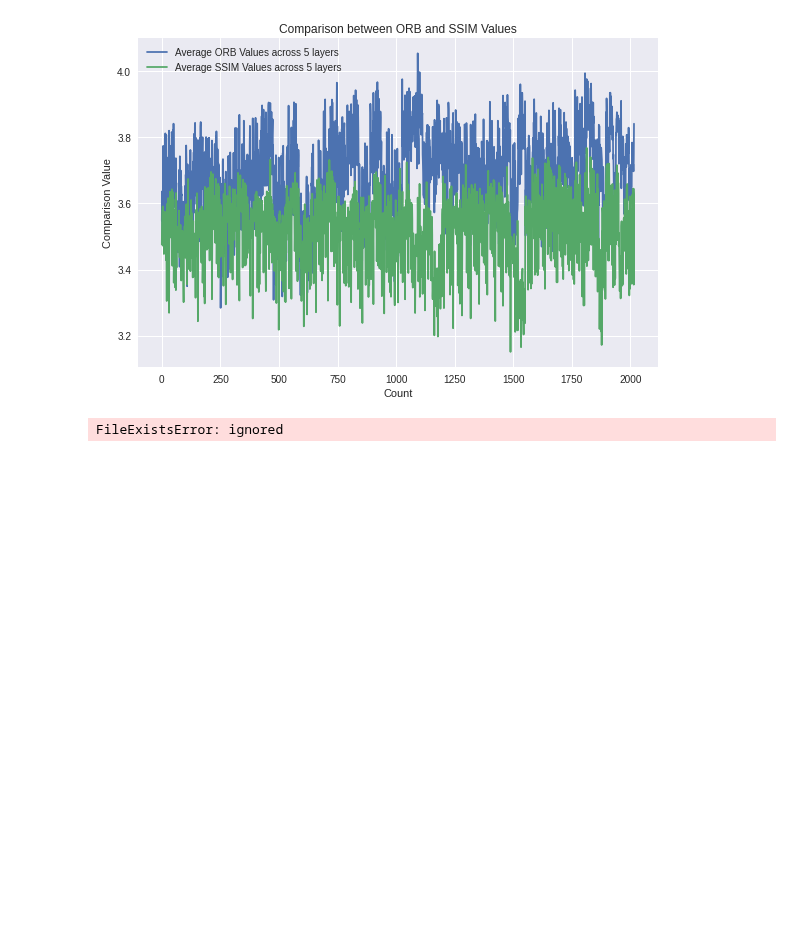
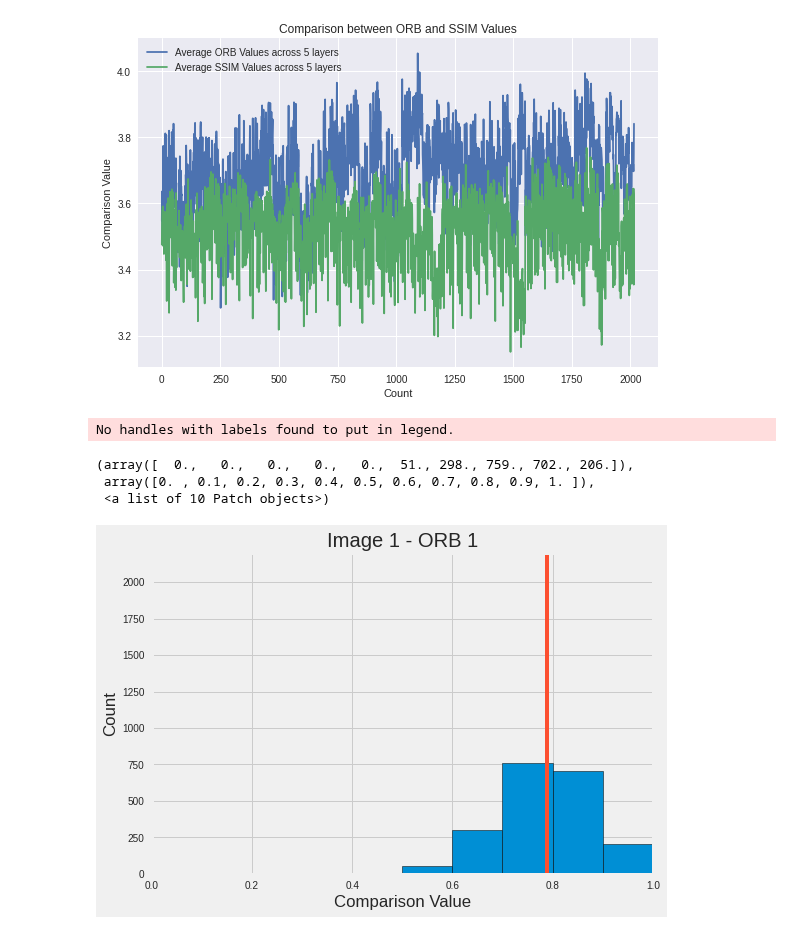
Before and after one commit to arnavd2001/iiitb_cnn, a Jupyter notebook: csvvisn.ipynb, the cells around one changed output. Cells and saved outputs as stored; diff of their text form; code cells hidden in the pictures; blank space fills up the shorter version.

```diff
--- a/csvvisn.ipynb
+++ b/csvvisn.ipynb
@@ -142,22 +142,28 @@ plt.show()
 # %% [output]
 [figure]
 # %%
-os.mkdir('/content/drive/MyDrive/image1')
+os.mkdir('/content/drive/MyDrive/image1new')
-# %% [output]
-FileExistsError: ignored
 # %%
 bins = [0,0.1,0.2,0.3,0.4,0.5,0.6,0.7,0.8,0.9,1]
 plt.style.use('fivethirtyeight')
 plt.title('Image 1 - ORB 1')
 plt.xlabel('Comparison Value')
 plt.ylabel('Count')
 plt.legend()
+plt.xlim([0,1])
+plt.ylim([0, 2200])
 x=df.median()
 #print(x)
 color='#fc4f30'
 plt.axvline(x['ORB 1'],color = color, label = 'Median')
 plt.hist(df['ORB 1'],bins = bins, edgecolor = 'black')
-plt.savefig('/content/drive/MyDrive/image1/orb1')
+#plt.savefig('/content/drive/MyDrive/image1/orb1')
+# %% [output]
+No handles with labels found to put in legend.
+(array([  0.,   0.,   0.,   0.,   0.,  51., 298., 759., 702., 206.]),
+ array([0. , 0.1, 0.2, 0.3, 0.4, 0.5, 0.6, 0.7, 0.8, 0.9, 1. ]),
+ <a list of 10 Patch objects>)
+[figure, added]
 # %%
 plt.style.use('fivethirtyeight')
 plt.title('Image 1 - ORB 2')
```
Also changed, not shown: parts of 9 cells of this notebook.
